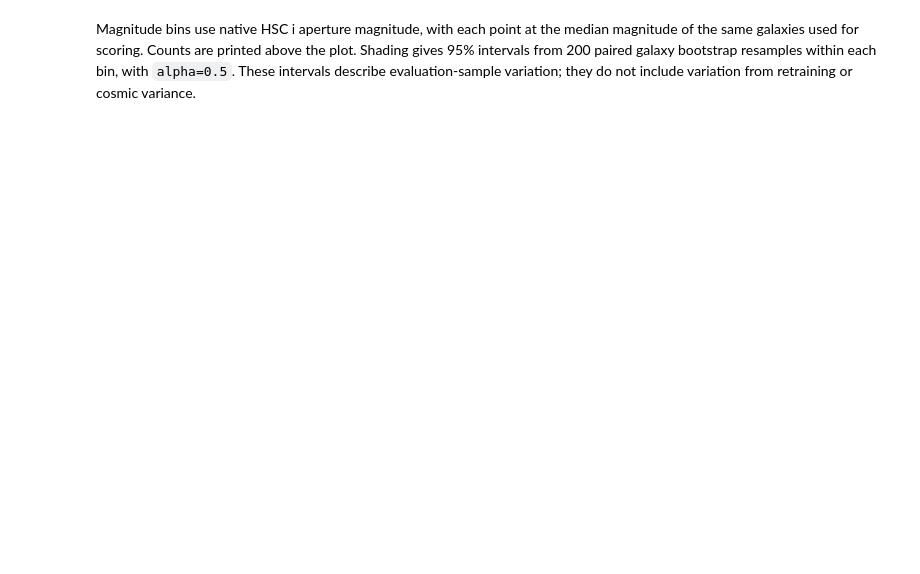
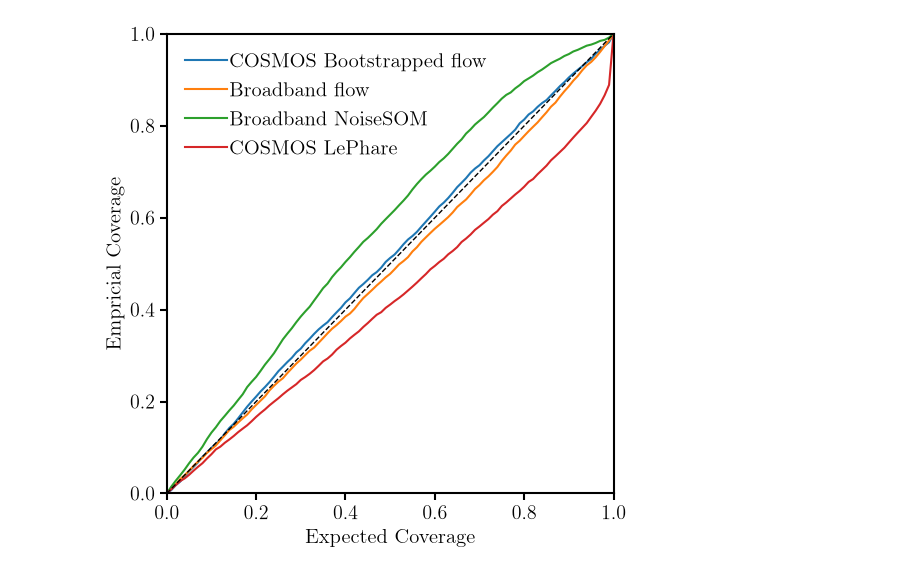
Before and after one commit to changhoonhahn/pzflow, a Jupyter notebook: nb/comparison.ipynb, the cells around one changed output. Cells and saved outputs as stored; diff of their text form; code cells hidden in the pictures; blank space fills up the shorter version.

Commit message:
streamlining everything into notebooks since this is a strightforward paper

```diff
--- a/nb/comparison.ipynb
+++ b/nb/comparison.ipynb
@@ -65,0 +158,19 @@ fig.savefig(FIG / 'accuracy.png', dpi=180)
+# %%
+mag = truth['imag']
+rng = np.random.default_rng(bootstrap_seed)
+centers, counts = [], []
+binned = {key: [] for key, _, _ in models}
+limits = {key: [] for key, _, _ in models}
+for lo, hi in zip(magnitude_edges[:-1], magnitude_edges[1:]):
+    idx = np.flatnonzero((mag >= lo) & (mag < hi))
+    if not len(idx):
+        raise ValueError(f'Empty magnitude bin [{lo}, {hi})')
+    centers.append(float(np.median(mag[idx])))
+    counts.append(len(idx))
+    draws = rng.choice(idx, size=(bootstrap_draws, len(idx)), replace=True)
+    for key, _, _ in models:
+        q, pit = predictions[key]['quantiles'], predictions[key]['pit']
+        binned[key].append(summarize(z[idx], q[idx], pit[idx]))
+        scatter = [summarize(z[d], q[d], pit[d])['nmad'] for d in draws]
+        limits[key].append(np.quantile(scatter, [0.16, 0.84])) #[0.025, 0.975]))
+assert sum(counts) == np.count_nonzero(mag < magnitude_edges[-1])
@@ -66,23 +235,20 @@ fig.savefig(FIG / 'accuracy.png', dpi=180)
 # %%
 levels = np.linspace(0, 1, 101)
-fig, axes = plt.subplots(1, 2, figsize=(10, 4))
+fig = plt.figure(figsize=(5.5,5.5))
+sub = fig.add_subplot(111)
 for key, label, color in models:
-    axes[0].plot(levels, coverage(pred[key + '_pit'], levels), label=label, color=color)
-    axes[1].hist(
-        pred[key + '_pit'], bins=20, density=True, histtype='step', color=color, label=label
-    )
-axes[0].plot([0, 1], [0, 1], 'k--', lw=1)
-axes[1].axhline(1, color='k', ls='--', lw=1)
-axes[0].set(
-    xlabel='Nominal central probability', ylabel='Empirical coverage', xlim=(0, 1), ylim=(0, 1)
-)
-axes[1].set(xlabel='PIT', ylabel='Probability density', xlim=(0, 1))
-axes[0].legend(fontsize=10)
+    pit = predictions[key]['pit']
+    sub.plot(levels, coverage(pit, levels), label=label, color=color)
+
+sub.plot([0, 1], [0, 1], 'k--', lw=1)
+sub.set_xlabel('Expected Coverage', fontsize=15)
+sub.set_ylabel('Empricial Coverage', fontsize=15)
+sub.set(xlim=(0, 1), ylim=(0, 1))
+sub.legend(fontsize=15, loc='upper left', handletextpad=0.1)
 fig.tight_layout()
-fig.savefig(FIG / 'calibration.png', dpi=180)
+# fig.savefig(out_dir / 'calibration.png', dpi=180)
+# if export_paper:
+#     fig.savefig(paper_dir / 'fig03_calibration_notebook_comparison.pdf')
+plt.show()
+# %% [output]
+[figure, added]
-# %% [markdown]
-Magnitude bins use native HSC i aperture magnitude, with each point at the
-median magnitude of the same galaxies used for scoring. Counts are printed above
-the plot. Shading gives 95% intervals from 200 paired galaxy bootstrap resamples
-within each bin, with `alpha=0.5`. These intervals describe evaluation-sample
-variation; they do not include variation from retraining or cosmic variance.
```
Also changed, not shown: parts of 19 cells of this notebook, 1 other file.
